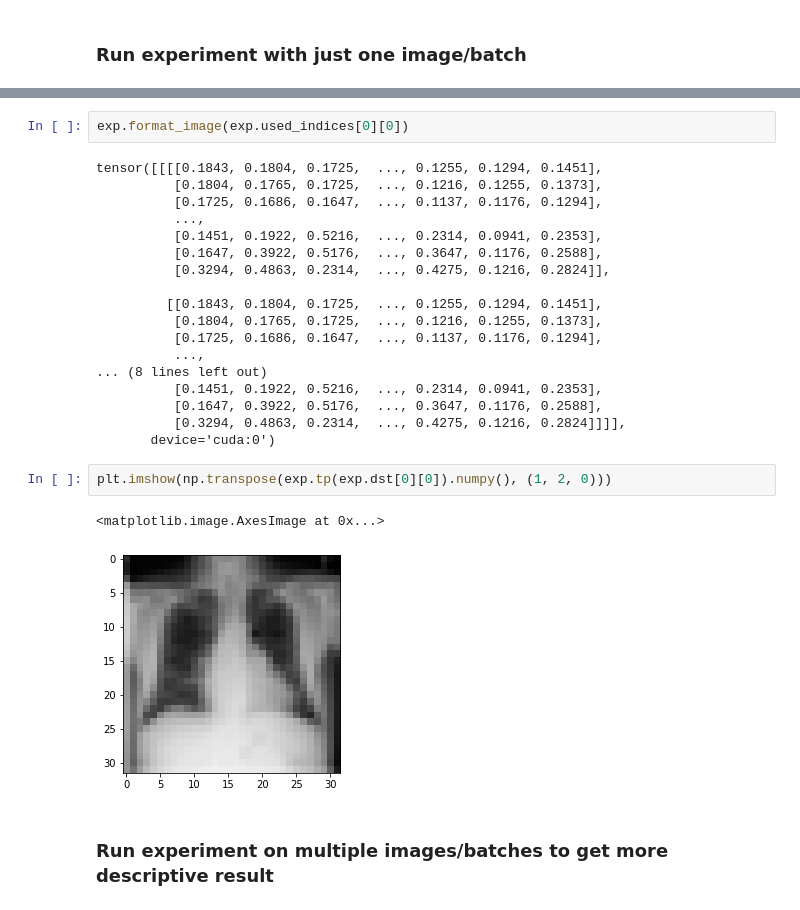
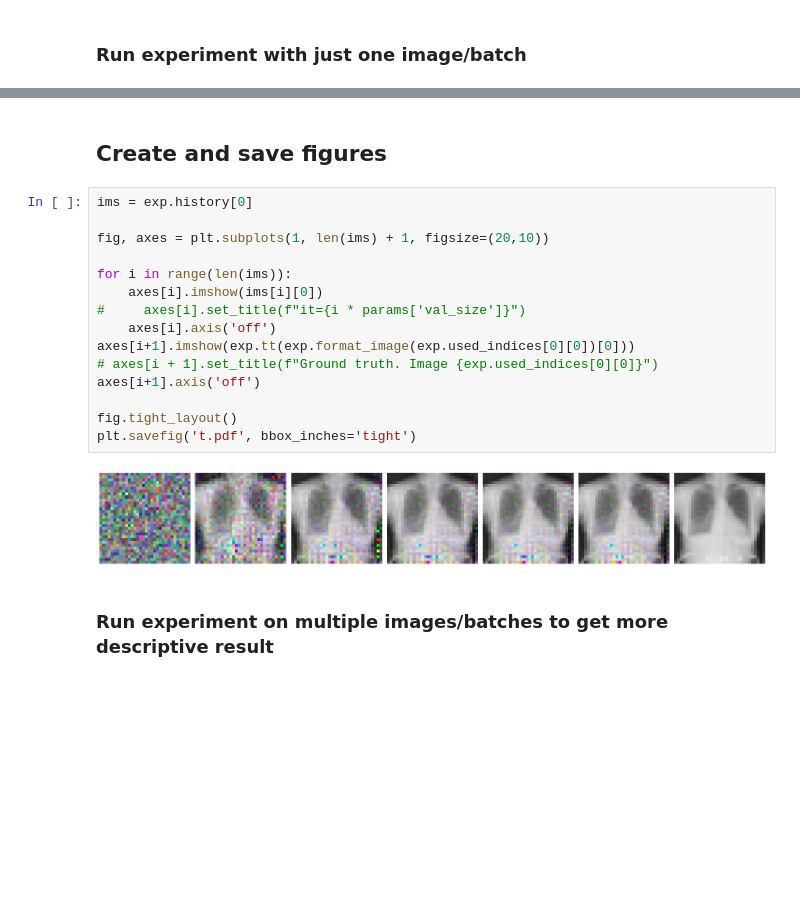
Before and after one commit to NielsFuglsang/02460-advanced-machine-learning, a Jupyter notebook: notebooks/test_medical.ipynb, the cells around one changed output, grey strips where cells are left out. Cells and saved outputs as stored; diff of their text form; blank space fills up the shorter version.

```diff
--- a/notebooks/test_medical.ipynb
+++ b/notebooks/test_medical.ipynb
@@ -85,28 +82,22 @@ exp.tt(exp.gt_data[0])
-# %%
-exp.format_image(exp.used_indices[0][0])
-# %% [output]
-tensor([[[[0.1843, 0.1804, 0.1725,  ..., 0.1255, 0.1294, 0.1451],
-          [0.1804, 0.1765, 0.1725,  ..., 0.1216, 0.1255, 0.1373],
-          [0.1725, 0.1686, 0.1647,  ..., 0.1137, 0.1176, 0.1294],
-          ...,
-          [0.1451, 0.1922, 0.5216,  ..., 0.2314, 0.0941, 0.2353],
-          [0.1647, 0.3922, 0.5176,  ..., 0.3647, 0.1176, 0.2588],
-          [0.3294, 0.4863, 0.2314,  ..., 0.4275, 0.1216, 0.2824]],
-
-         [[0.1843, 0.1804, 0.1725,  ..., 0.1255, 0.1294, 0.1451],
-          [0.1804, 0.1765, 0.1725,  ..., 0.1216, 0.1255, 0.1373],
-          [0.1725, 0.1686, 0.1647,  ..., 0.1137, 0.1176, 0.1294],
-          ...,
-... (8 lines left out)
-          [0.1451, 0.1922, 0.5216,  ..., 0.2314, 0.0941, 0.2353],
-          [0.1647, 0.3922, 0.5176,  ..., 0.3647, 0.1176, 0.2588],
-          [0.3294, 0.4863, 0.2314,  ..., 0.4275, 0.1216, 0.2824]]]],
-       device='cuda:0')
-# %%
-plt.imshow(np.transpose(exp.tp(exp.dst[0][0]).numpy(), (1, 2, 0)))
-# %% [output]
-<matplotlib.image.AxesImage at 0x...>
-[figure, removed]
+# %% [markdown]
+## Create and save figures
+# %%
+ims = exp.history[0]
+
+fig, axes = plt.subplots(1, len(ims) + 1, figsize=(20,10))
+
+for i in range(len(ims)):
+    axes[i].imshow(ims[i][0])
+#     axes[i].set_title(f"it={i * params['val_size']}")
+    axes[i].axis('off')
+axes[i+1].imshow(exp.tt(exp.format_image(exp.used_indices[0][0])[0]))
+# axes[i + 1].set_title(f"Ground truth. Image {exp.used_indices[0][0]}")
+axes[i+1].axis('off')
+
+fig.tight_layout()
+plt.savefig('t.pdf', bbox_inches='tight')
+# %% [output]
+[figure, added]
 # %% [markdown]
 ### Run experiment on multiple images/batches to get more descriptive result
 # %%
```
Also changed, not shown: parts of 5 cells of this notebook.
